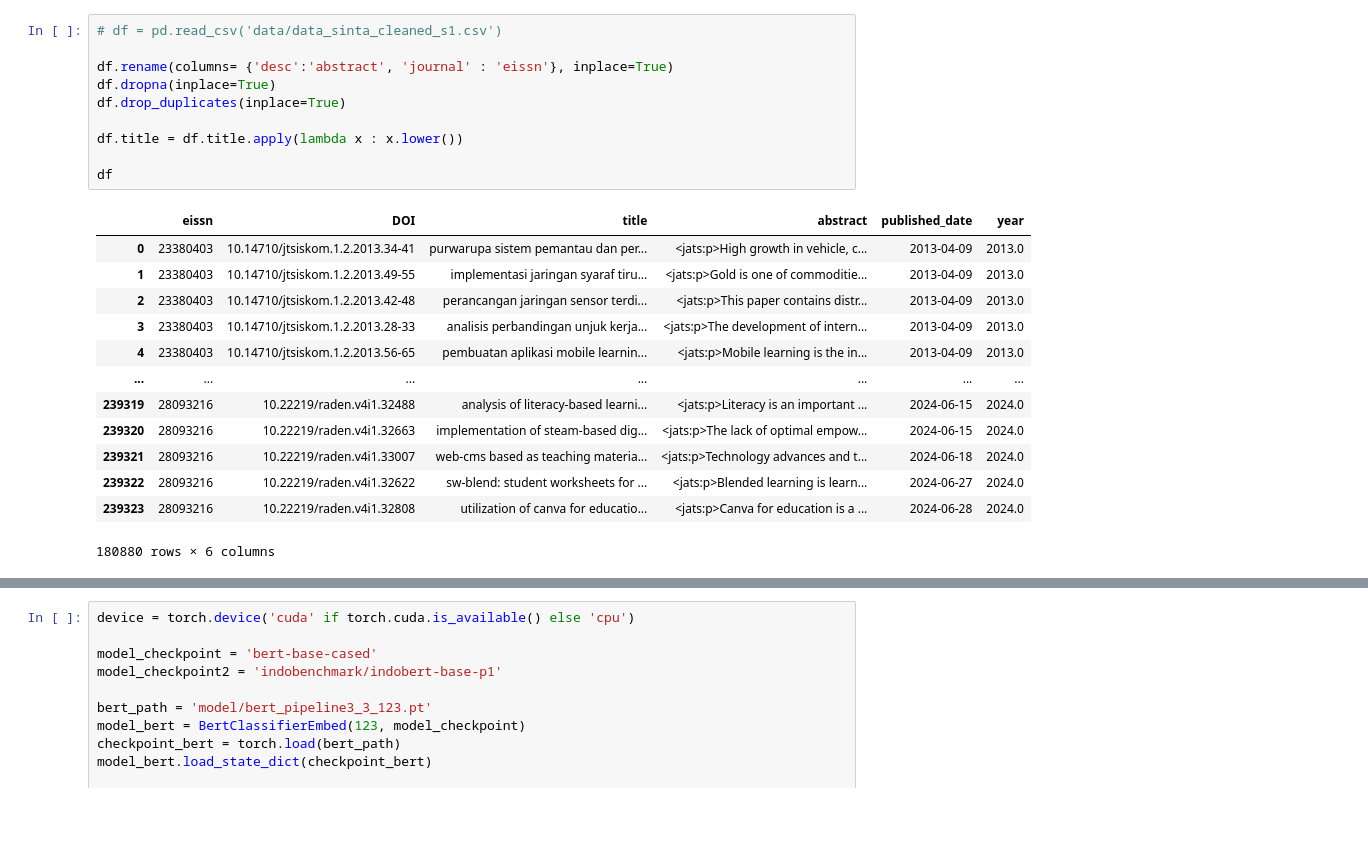
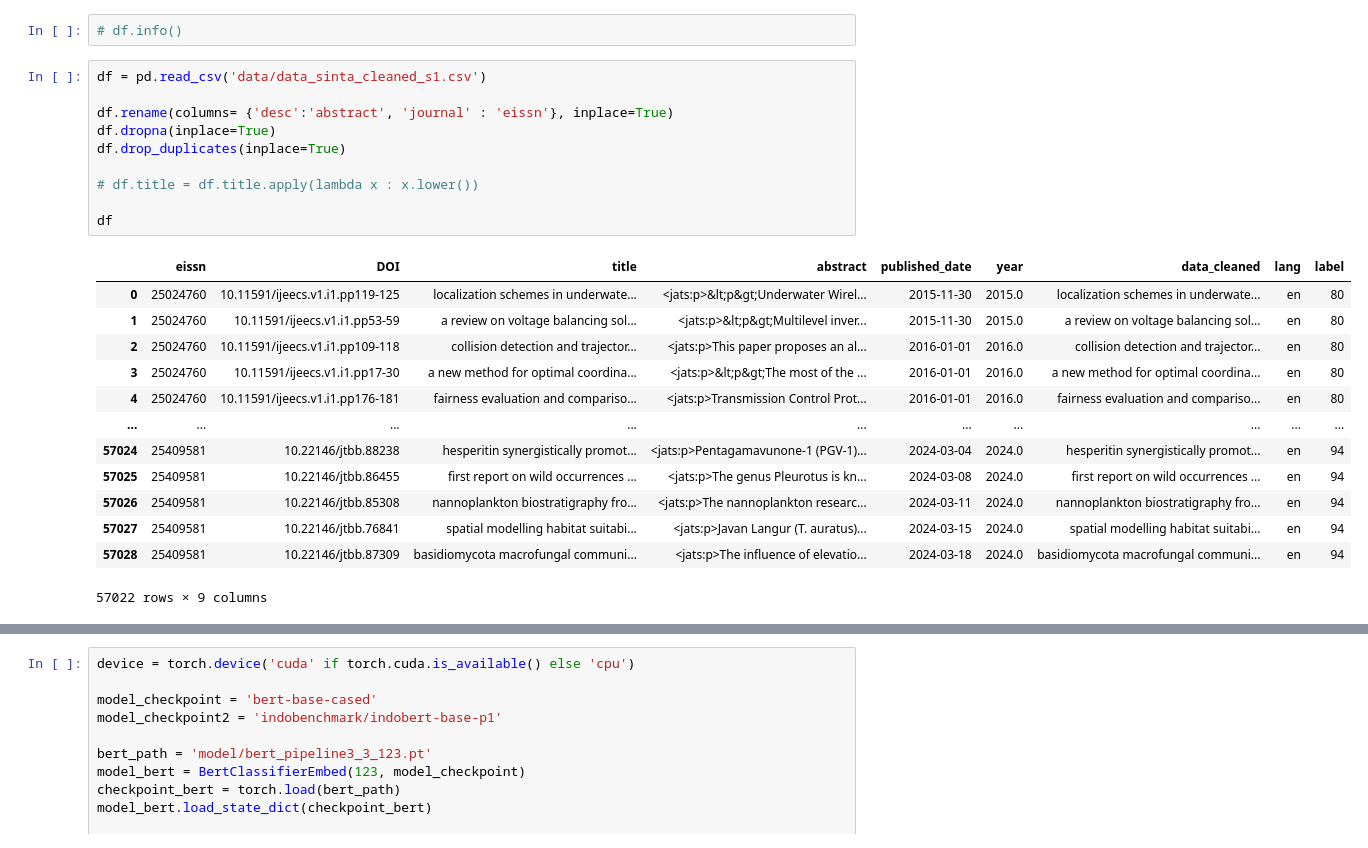
Before and after one commit to rarmnsyah/Journal-Clustering-2, a Jupyter notebook: cluster_kmeans_finetuned_elbow.ipynb, the cells around one changed output, grey strips where cells are left out. Saved outputs shown, nothing was run; the diff lists cells and outputs as text; blank space fills up the shorter version.

```diff
--- a/cluster_kmeans_finetuned_elbow.ipynb
+++ b/cluster_kmeans_finetuned_elbow.ipynb
@@ -47,25 +29,27 @@ memory usage: 11.0+ MB
+# %%
+# df.info()
 # %%
-# df = pd.read_csv('data/data_sinta_cleaned_s1.csv')
+df = pd.read_csv('data/data_sinta_cleaned_s1.csv')
 
 df.rename(columns= {'desc':'abstract', 'journal' : 'eissn'}, inplace=True)
 df.dropna(inplace=True)
 df.drop_duplicates(inplace=True)
 
-df.title = df.title.apply(lambda x : x.lower())
+# df.title = df.title.apply(lambda x : x.lower())
 
 df
 # %% [output]
-|  | eissn | DOI | title | abstract | published_date | year |
-| 0 | 23380403 | 10.14710/jtsiskom.1.2.2013.34-41 | purwarupa sistem pemantau dan per... | <jats:p>High growth in vehicle, c... | 2013-04-09 | 2013.0 |
-| 1 | 23380403 | 10.14710/jtsiskom.1.2.2013.49-55 | implementasi jaringan syaraf tiru... | <jats:p>Gold is one of commoditie... | 2013-04-09 | 2013.0 |
-| 2 | 23380403 | 10.14710/jtsiskom.1.2.2013.42-48 | perancangan jaringan sensor terdi... | <jats:p>This paper contains distr... | 2013-04-09 | 2013.0 |
-| 3 | 23380403 | 10.14710/jtsiskom.1.2.2013.28-33 | analisis perbandingan unjuk kerja... | <jats:p>The development of intern... | 2013-04-09 | 2013.0 |
-| 4 | 23380403 | 10.14710/jtsiskom.1.2.2013.56-65 | pembuatan aplikasi mobile learnin... | <jats:p>Mobile learning is the in... | 2013-04-09 | 2013.0 |
-| ... | ... | ... | ... | ... | ... | ... |
-| 239319 | 28093216 | 10.22219/raden.v4i1.32488 | analysis of literacy-based learni... | <jats:p>Literacy is an important ... | 2024-06-15 | 2024.0 |
-| 239320 | 28093216 | 10.22219/raden.v4i1.32663 | implementation of steam-based dig... | <jats:p>The lack of optimal empow... | 2024-06-15 | 2024.0 |
-| 239321 | 28093216 | 10.22219/raden.v4i1.33007 | web-cms based as teaching materia... | <jats:p>Technology advances and t... | 2024-06-18 | 2024.0 |
-| 239322 | 28093216 | 10.22219/raden.v4i1.32622 | sw-blend: student worksheets for ... | <jats:p>Blended learning is learn... | 2024-06-27 | 2024.0 |
-| 239323 | 28093216 | 10.22219/raden.v4i1.32808 | utilization of canva for educatio... | <jats:p>Canva for education is a ... | 2024-06-28 | 2024.0 |
+|  | eissn | DOI | title | abstract | published_date | year | data_cleaned | lang | label |
+| 0 | 25024760 | 10.11591/ijeecs.v1.i1.pp119-125 | localization schemes in underwate... | <jats:p>&lt;p&gt;Underwater Wirel... | 2015-11-30 | 2015.0 | localization schemes in underwate... | en | 80 |
+| 1 | 25024760 | 10.11591/ijeecs.v1.i1.pp53-59 | a review on voltage balancing sol... | <jats:p>&lt;p&gt;Multilevel inver... | 2015-11-30 | 2015.0 | a review on voltage balancing sol... | en | 80 |
+| 2 | 25024760 | 10.11591/ijeecs.v1.i1.pp109-118 | collision detection and trajector... | <jats:p>This paper proposes an al... | 2016-01-01 | 2016.0 | collision detection and trajector... | en | 80 |
+| 3 | 25024760 | 10.11591/ijeecs.v1.i1.pp17-30 | a new method for optimal coordina... | <jats:p>&lt;p&gt;The most of the ... | 2016-01-01 | 2016.0 | a new method for optimal coordina... | en | 80 |
+| 4 | 25024760 | 10.11591/ijeecs.v1.i1.pp176-181 | fairness evaluation and compariso... | <jats:p>Transmission Control Prot... | 2016-01-01 | 2016.0 | fairness evaluation and compariso... | en | 80 |
+| ... | ... | ... | ... | ... | ... | ... | ... | ... | ... |
+| 57024 | 25409581 | 10.22146/jtbb.88238 | hesperitin synergistically promot... | <jats:p>Pentagamavunone-1 (PGV-1)... | 2024-03-04 | 2024.0 | hesperitin synergistically promot... | en | 94 |
+| 57025 | 25409581 | 10.22146/jtbb.86455 | first report on wild occurrences ... | <jats:p>The genus Pleurotus is kn... | 2024-03-08 | 2024.0 | first report on wild occurrences ... | en | 94 |
+| 57026 | 25409581 | 10.22146/jtbb.85308 | nannoplankton biostratigraphy fro... | <jats:p>The nannoplankton researc... | 2024-03-11 | 2024.0 | nannoplankton biostratigraphy fro... | en | 94 |
+| 57027 | 25409581 | 10.22146/jtbb.76841 | spatial modelling habitat suitabi... | <jats:p>Javan Langur (T. auratus)... | 2024-03-15 | 2024.0 | spatial modelling habitat suitabi... | en | 94 |
+| 57028 | 25409581 | 10.22146/jtbb.87309 | basidiomycota macrofungal communi... | <jats:p>The influence of elevatio... | 2024-03-18 | 2024.0 | basidiomycota macrofungal communi... | en | 94 |
-180880 rows × 6 columns
+57022 rows × 9 columns
 # %%
```
Also changed, not shown: parts of 36 cells of this notebook, 8 other files.
